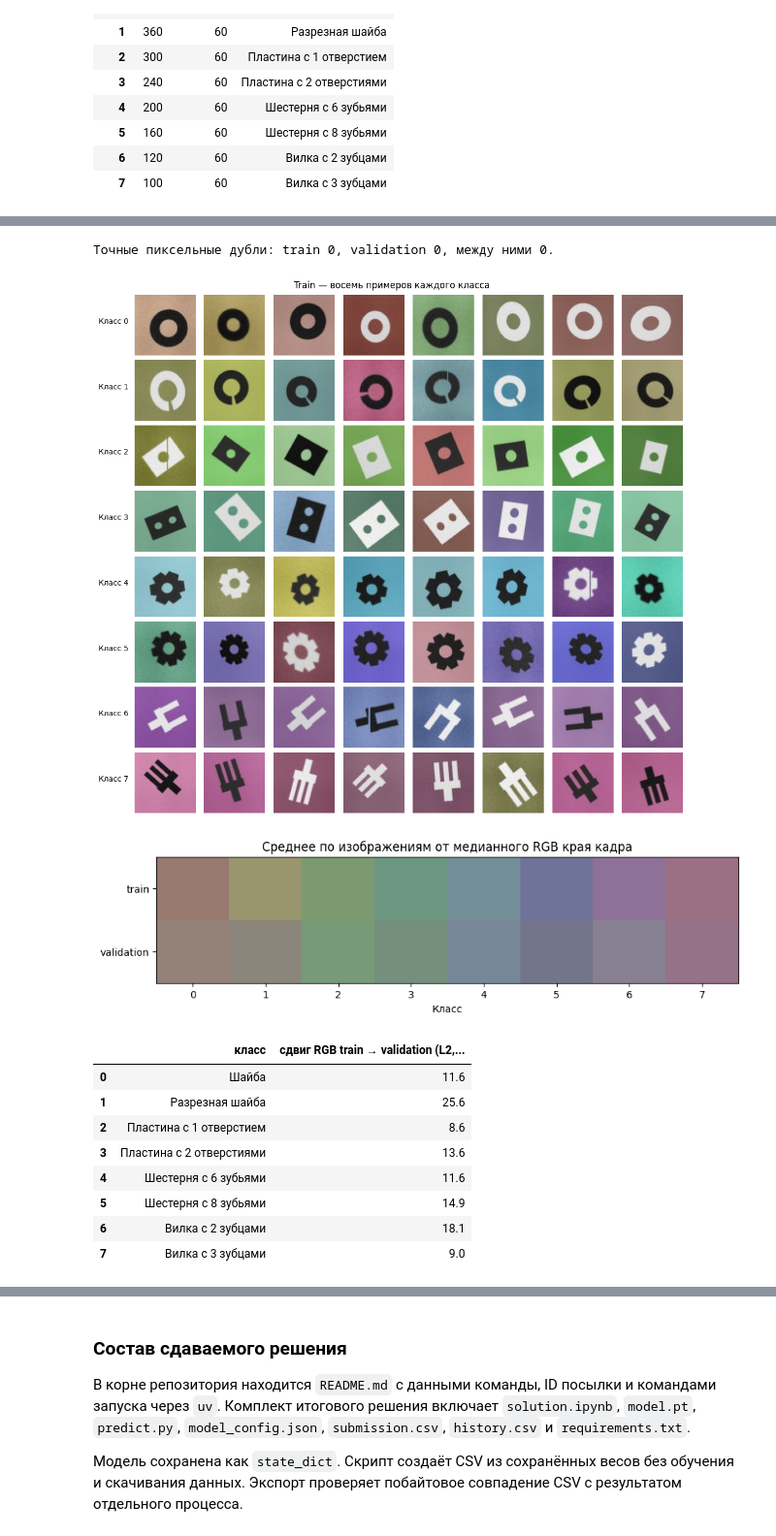
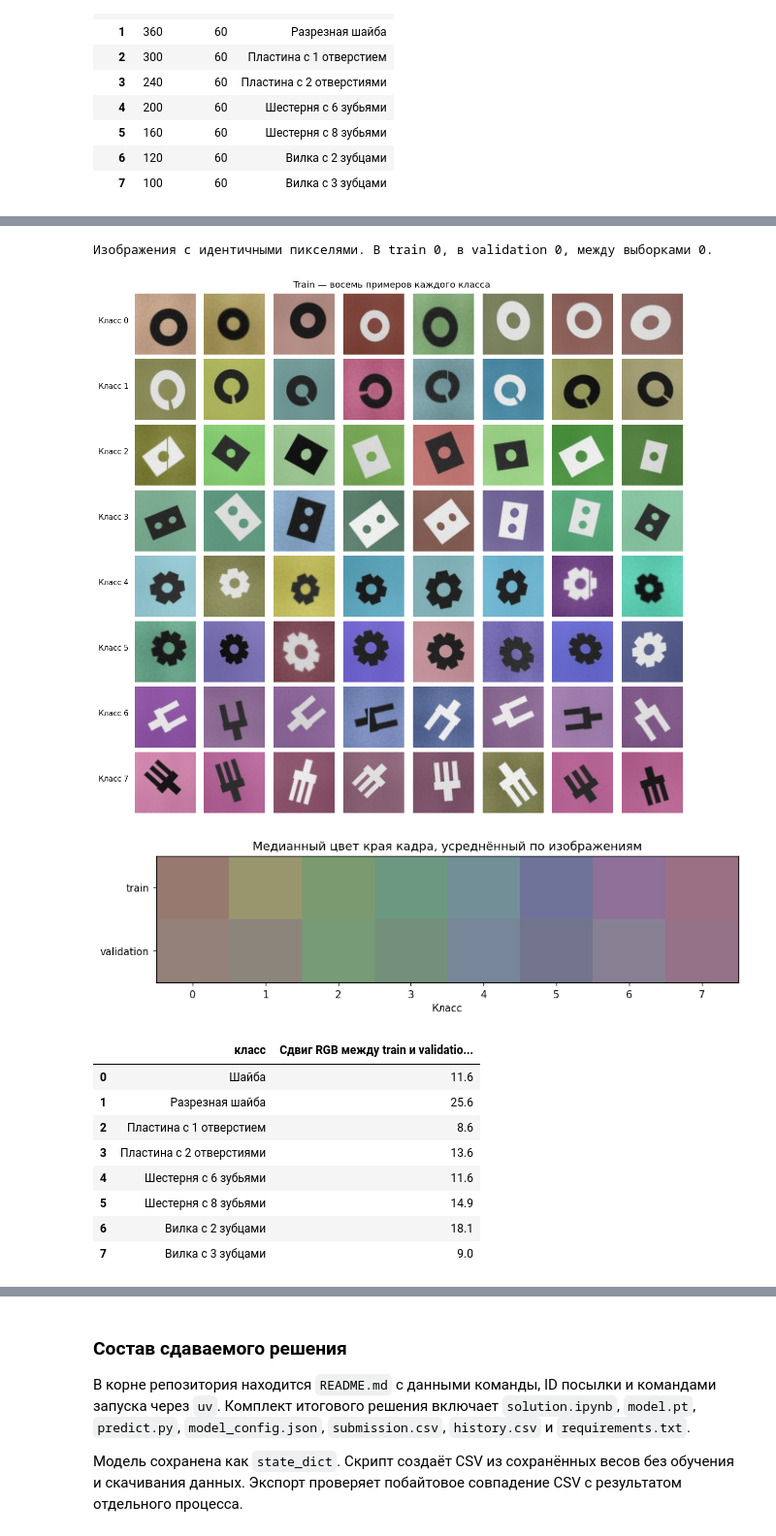
Before and after one commit to theMagusDev/particles-on-conveyor-belt-classification, a Jupyter notebook: solution.ipynb, the cells around one changed output, grey strips where cells are left out. Shown at 97% size. Drawn from its saved outputs; the diff is of its cells as text; code cells hidden in the pictures.

```diff
--- a/solution.ipynb
+++ b/solution.ipynb
@@ -361,41 +361,41 @@ def image_audit(frame):
 
 train_hashes, train_bg = image_audit(train)
 val_hashes, val_bg = image_audit(validation)
-print(f"Точные пиксельные дубли: train {len(train) - len(train_hashes)}, "
-      f"validation {len(validation) - len(val_hashes)}, между ними {len(train_hashes & val_hashes)}.")
+print(f"Изображения с идентичными пикселями. В train {len(train) - len(train_hashes)}, "
+      f"в validation {len(validation) - len(val_hashes)}, между выборками {len(train_hashes & val_hashes)}.")
 
 fig, axes = plt.subplots(8, 8, figsize=(11, 10), layout="constrained")
 for label, row in enumerate(axes):
     examples = train.loc[train.label.eq(label)].sample(n=len(row), random_state=PRIMARY_SEED)
     for ax, file in zip(row, examples.file):
         with Image.open(ROOT / file) as image:
             ax.imshow(image)
         ax.set(xticks=[], yticks=[])
         for spine in ax.spines.values():
             spine.set_visible(False)
     row[0].set_ylabel(f"Класс {label}", rotation=0, labelpad=28)
 fig.suptitle("Train — восемь примеров каждого класса")
 plt.show()
 
 
 def mean_background(frame, colors):
     return pd.DataFrame(colors).groupby(frame.label).mean().to_numpy()
 
 
 mean_train, mean_val = mean_background(train, train_bg), mean_background(validation, val_bg)
 fig, ax = plt.subplots(figsize=(9, 2.5), layout="constrained")
 ax.imshow(np.stack((mean_train, mean_val)), aspect="auto", interpolation="nearest")
 ax.set(xticks=range(8), yticks=[0, 1], yticklabels=["train", "validation"], xlabel="Класс",
-       title="Среднее по изображениям от медианного RGB края кадра")
+       title="Медианный цвет края кадра, усреднённый по изображениям")
 plt.show()
 display(pd.DataFrame({"класс": CLASS_NAMES,
-                      "сдвиг RGB train → validation (L2, шкала 0–255)":
+                      "Сдвиг RGB между train и validation (L2, шкала 0–255)":
                           np.linalg.norm(mean_train - mean_val, axis=1) * 255}).round(1))
 # %% [output]
-Точные пиксельные дубли: train 0, validation 0, между ними 0.
+Изображения с идентичными пикселями. В train 0, в validation 0, между выборками 0.
 [figure]
-[figure, old version]
+[figure, new version]
-|  | класс | сдвиг RGB train → validation (L2,... |
+|  | класс | Сдвиг RGB между train и validatio... |
 | 0 | Шайба | 11.6 |
 | 1 | Разрезная шайба | 25.6 |
 | 2 | Пластина с 1 отверстием | 8.6 |
```
Also changed, not shown: parts of 20 cells of this notebook, 8 other files.
